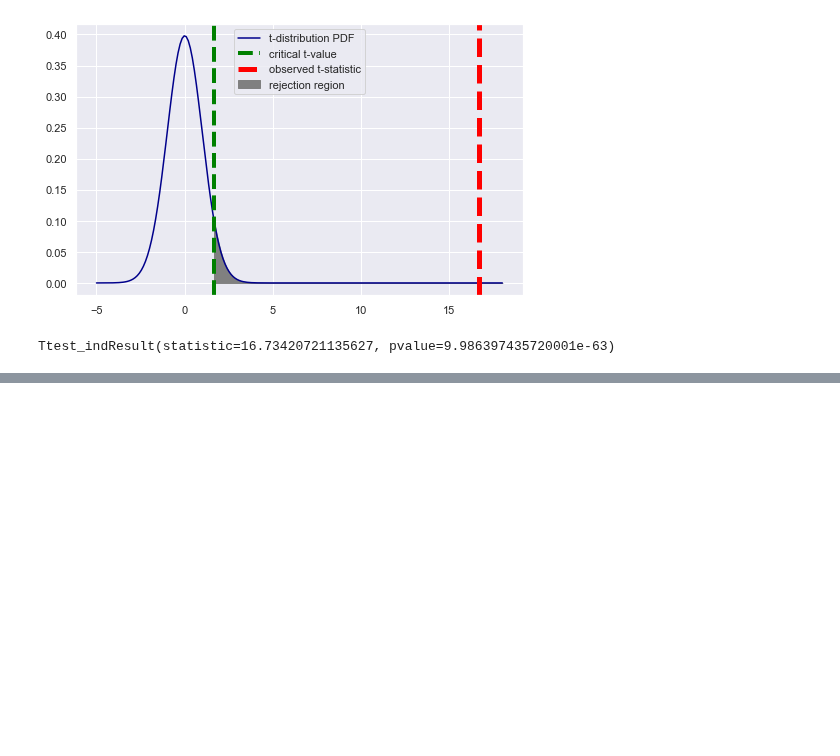
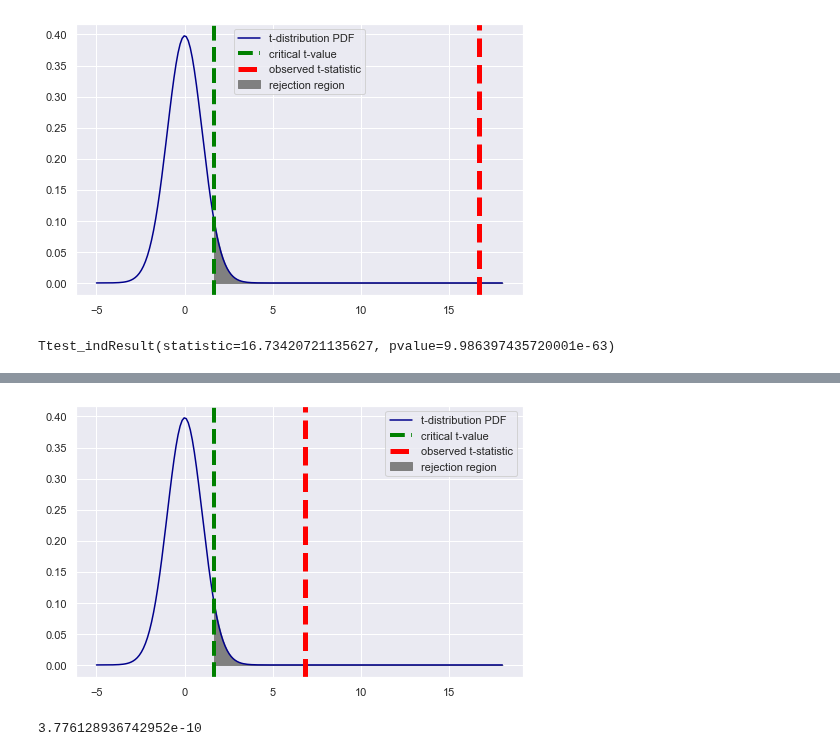
Before and after one commit to reboyce/Gilbert-Team-Repo, a Jupyter notebook: Notebooks/Reece's Notebook.ipynb, the cells around one changed output, grey strips where cells are left out. Saved outputs shown, nothing was run; the diff lists cells and outputs as text; code cells hidden in the pictures; blank space fills up the shorter version.

```diff
--- a/Notebooks/Reece's Notebook.ipynb
+++ b/Notebooks/Reece's Notebook.ipynb
@@ -459,0 +585,24 @@ Ttest_indResult(statistic=16.73420721135627, pvalue=9.986397435720001e-63)
+# %%
+t_stat= (x_bar -  mu)/(sd/np.sqrt(n))
+t_crit = st.t.ppf(1 - 0.05, df=99)
+st.t.cdf(t_crit, df=99)
+
+
+fig, ax = plt.subplots(figsize=(8,5))
+
+x = np.linspace(-5, 18, 200)
+y = st.t.pdf(x, df, 0, 1)
+
+ax.plot(x, y, color='darkblue', label="t-distribution PDF")
+ax.axvline(t_crit,color='green',linestyle='--',lw=4,label='critical t-value')
+ax.fill_betweenx(y,x,t_crit,where=x > t_crit,color="gray",label="rejection region")
+ax.axvline(t_stat, color='Red', linestyle='--', lw=5,label='observed t-statistic')
+
+ax.legend();
+# %% [output]
+[figure, added]
+# %%
+p_value = st.t.sf(t_stat, df=99)
+p_value
+# %% [output]
+3.776128936742952e-10
```
Also changed, not shown: parts of 21 cells of this notebook.
